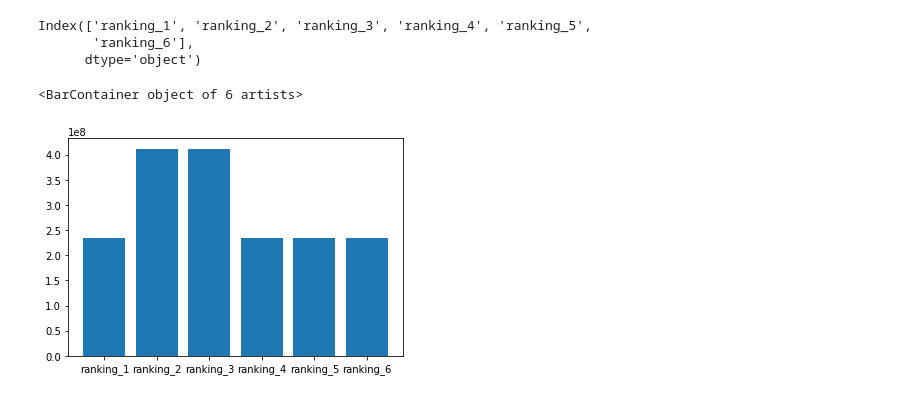
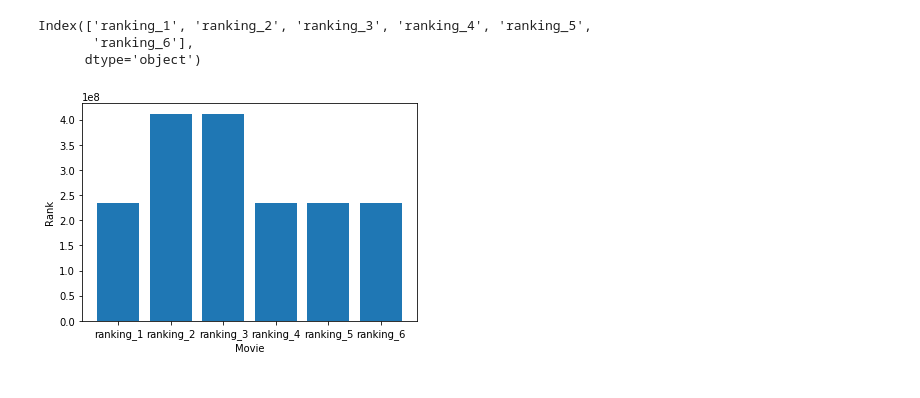
Before and after one commit to hsdistefa/starwars-survey-analysis, a Jupyter notebook: star_wars_survey_analysis.ipynb, the cells around one changed output. Saved outputs shown, nothing was run; the diff lists cells and outputs as text; code cells hidden in the pictures.

```diff
--- a/star_wars_survey_analysis.ipynb
+++ b/star_wars_survey_analysis.ipynb
@@ -127,14 +127,12 @@ Index(['ranking_1', 'ranking_2', 'ranking_3', 'ranking_4', 'ranking_5',
        'ranking_6'],
       dtype='object')
 # %%
-movies_mean_score = star_wars[9:15].mean(axis=1)
+movies_mean_rank = star_wars[9:15].mean(axis=1)
 
 %matplotlib inline
-plt.bar(star_wars.columns[9:15], movies_mean_score)
+plt.bar(star_wars.columns[9:15], movies_mean_rank)
 plt.xlabel('Movie')
-plt.ylabel('Rating')
-plt.y
+plt.ylabel('Rank')
 plt.show()
 # %% [output]
-<BarContainer object of 6 artists>
-[figure, old version]
+[figure, new version]
```
Also changed, not shown: parts of 1 cell of this notebook.
